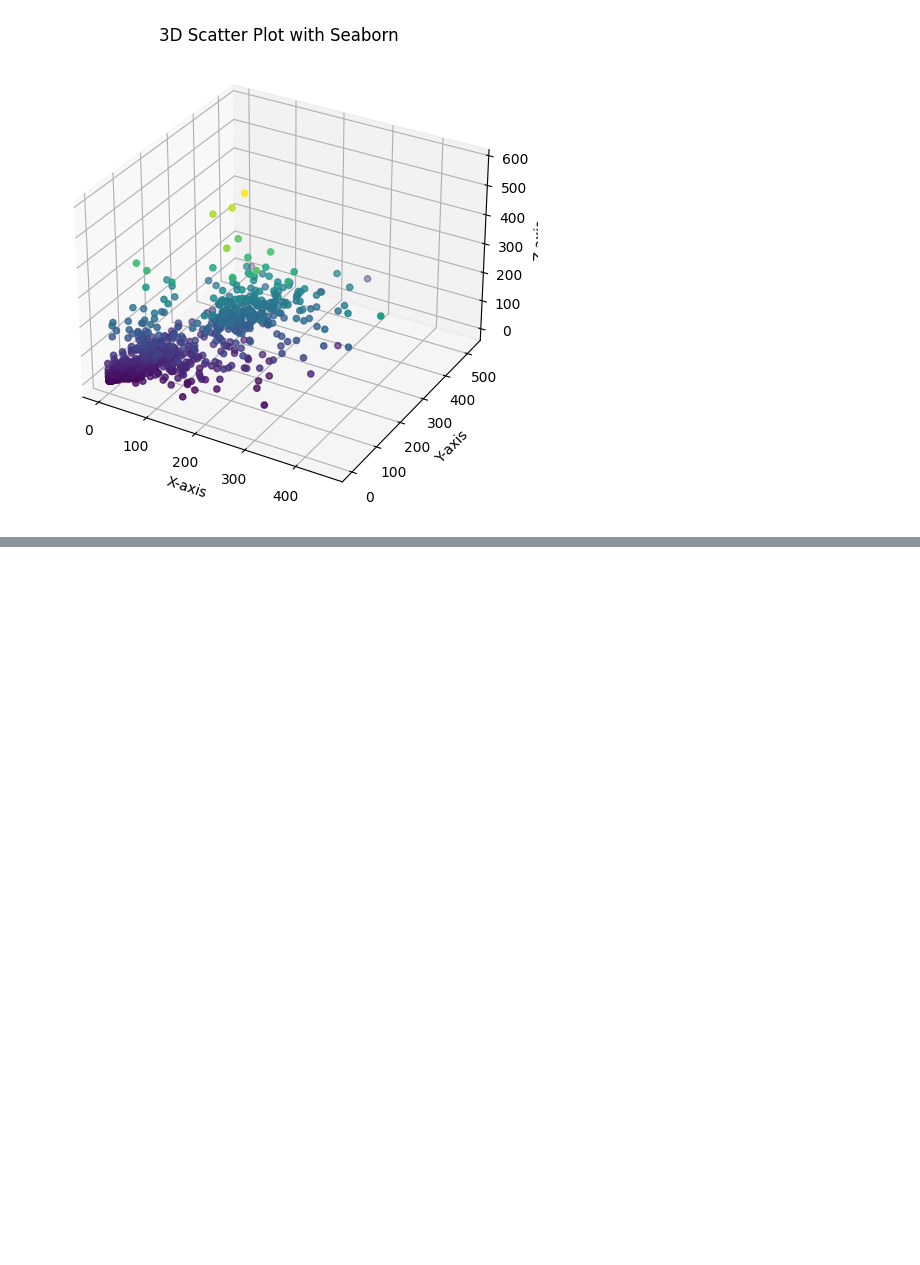
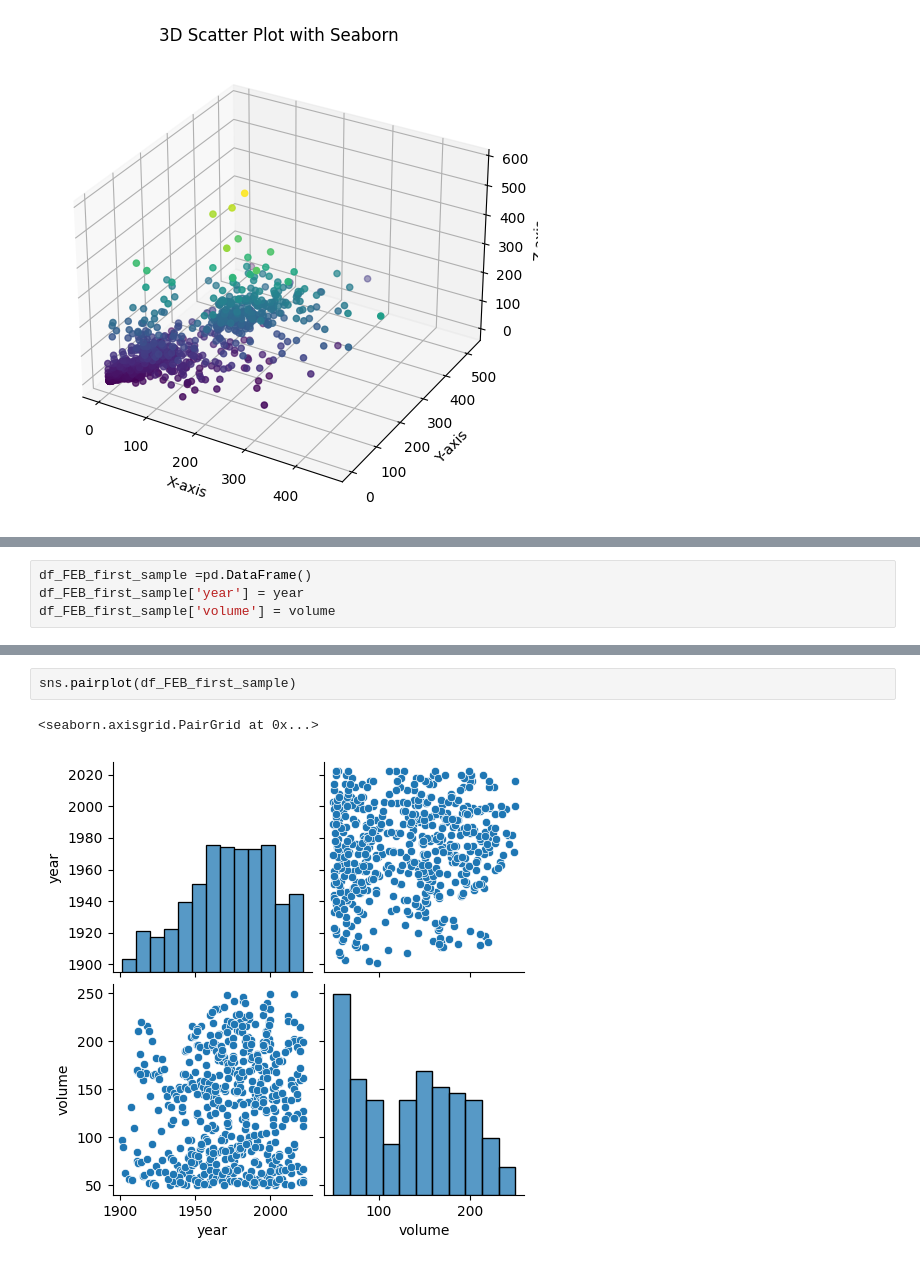
Before and after one commit to BRIJNANDA1979/Climate-Water-Supply-Forecast-Rodeo, a Jupyter notebook: Version_1_Seasonal_Analysis_of_Water_Supply_Forecast_Rodeo_project.ipynb, the cells around one changed output, grey strips where cells are left out. Saved outputs shown, nothing was run; the diff lists cells and outputs as text; blank space fills up the shorter version.

```diff
--- a/Version_1_Seasonal_Analysis_of_Water_Supply_Forecast_Rodeo_project.ipynb
+++ b/Version_1_Seasonal_Analysis_of_Water_Supply_Forecast_Rodeo_project.ipynb
@@ -254,0 +473,4 @@ plt.show()
+# %%
+df_FEB_first_sample =pd.DataFrame()
+df_FEB_first_sample['year'] = year
+df_FEB_first_sample['volume'] = volume
@@ -254,0 +489,5 @@ plt.show()
+# %%
+sns.pairplot(df_FEB_first_sample)
+# %% [output]
+<seaborn.axisgrid.PairGrid at 0x...>
+[figure, added]
```
Also changed, not shown: parts of 44 cells of this notebook.
